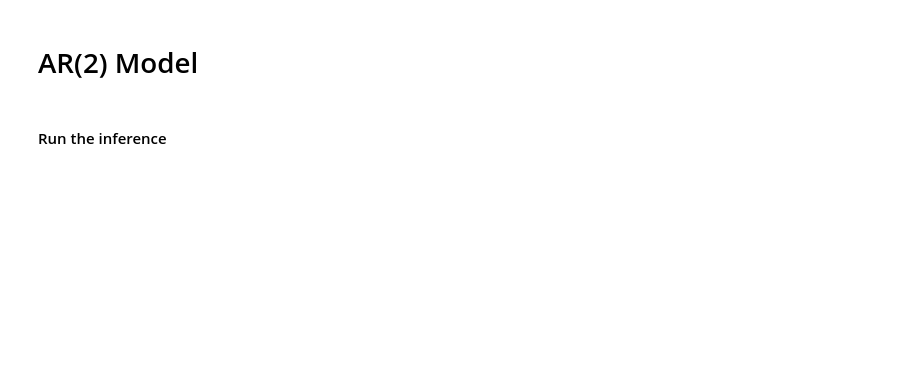
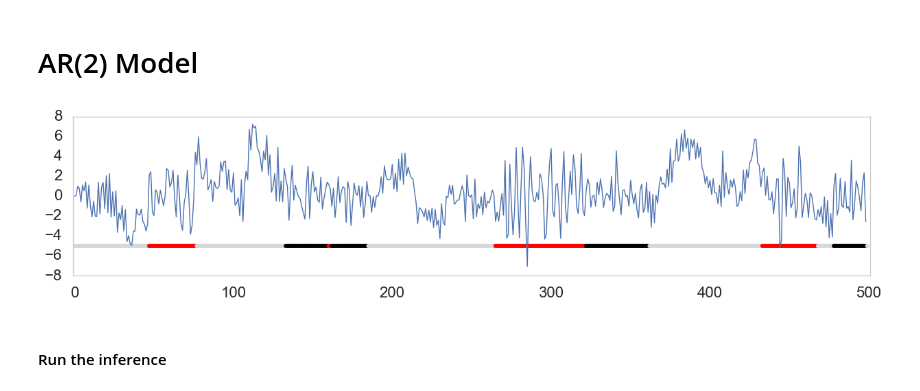
Before and after one commit to NickHoernle/mit-bayesian-inference, a Jupyter notebook: project/notebooks/sticky-HDP-HMM-testing.ipynb, the cells around one changed output. Drawn from its saved outputs; the diff is of its cells as text; code cells hidden in the pictures; blank space fills up the shorter version.

```diff
--- a/project/notebooks/sticky-HDP-HMM-testing.ipynb
+++ b/project/notebooks/sticky-HDP-HMM-testing.ipynb
@@ -329,21 +325,19 @@ plt.grid(False)
 <a id=4></a>
 # AR(2) Model
 # %%
-imp.reload(hdp)
-imp.reload(hdp_eval)
-imp.reload(gen)
-
-length = 1000
-chain_params = [{"A": [0.8, 0.1], "sigma": 10}, {"A": [0.4, 0.4], "sigma": 1}, {"A": [0.1, 0.1], "sigma": 25}]
-res = gen.generate_data_1D(num_chains=len(chain_params), length=length, switch_prob=0.02, chain_params=chain_params, ar=2)
-chains, Y = res['chains'], res['Y'][:,0]
+length = 500
+chain_params = [{"A": [-0.4, -0.2], "sigma": 2}, {"A": [0.7, 0.2], "sigma": 2}, {"A": [-0.6, 0.2], "sigma": 4}]
+res = gen.generate_data_1D(num_chains=len(chain_params), length=length, switch_prob=0.1, chain_params=chain_params, ar=2)
+chains, Y = res['chains'][1:], res['Y'][1:,0]
 
 fig, ax = plt.subplots(figsize=(15,3))
 temp = np.arange(0,length,1)
-plt.scatter(temp, -35*np.ones_like(temp), c=[c[i] for i in chains], lw=0)
+plt.scatter(temp, -5*np.ones_like(temp), c=[c[i] for i in chains], lw=0)
 plt.plot(Y, lw=1)
 plt.xlim([-1,length+1])
 plt.grid(False)
+# %% [output]
+[figure, added]
 # %% [markdown]
 #### Run the inference
 # %%
```
Also changed, not shown: parts of 27 cells of this notebook, 3 other files.
